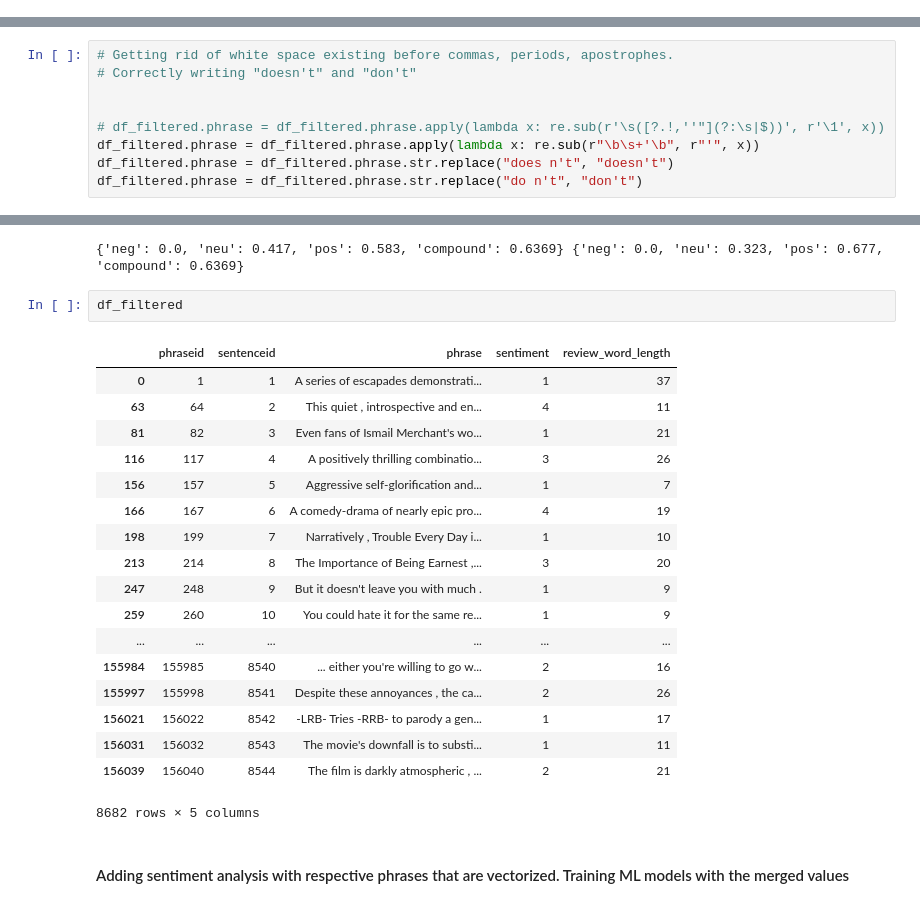
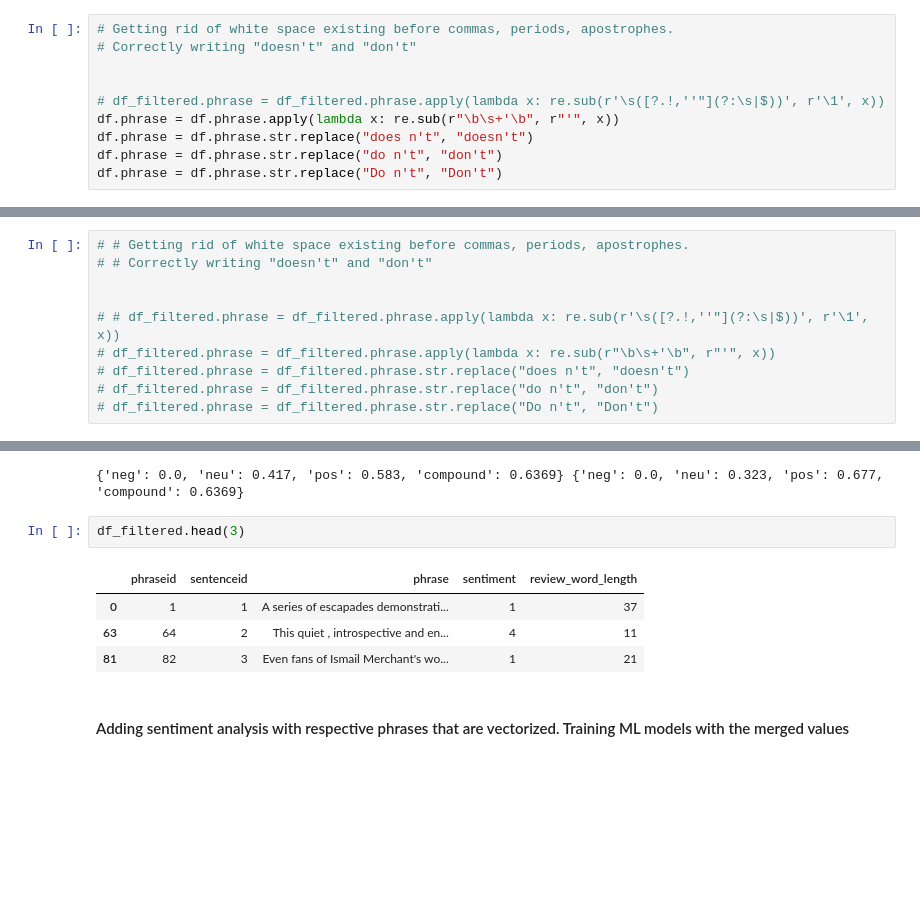
Before and after one commit to haebichan/rottentomatoes_nlp, a Jupyter notebook: work1.ipynb, the cells around one changed output, grey strips where cells are left out. Saved outputs shown, nothing was run; the diff lists cells and outputs as text; blank space fills up the shorter version.

```diff
--- a/work1.ipynb
+++ b/work1.ipynb
@@ -146,6 +146,16 @@ __________________________________________________________________________
  ...]
 # %% [markdown]
 # Deleting the duplicates and storing all unique phrases and their indices into a dictionary
+# %%
+# Getting rid of white space existing before commas, periods, apostrophes.
+# Correctly writing "doesn't" and "don't"
+
+
+# df_filtered.phrase = df_filtered.phrase.apply(lambda x: re.sub(r'\s([?.!,''"](?:\s|$))', r'\1', x))
+df.phrase = df.phrase.apply(lambda x: re.sub(r"\b\s+'\b", r"'", x))
+df.phrase = df.phrase.str.replace("does n't", "doesn't")
+df.phrase = df.phrase.str.replace("do n't", "don't")
+df.phrase = df.phrase.str.replace("Do n't", "Don't")
 # %%
 unique_phrase_dic = {}
 
@@ -187,11 +179,12 @@ df_filtered.phrase[63]
 # %% [output]
 'This quiet , introspective and entertaining independent is worth seeking .'
 # %%
-# Getting rid of white space existing before commas, periods, apostrophes.
-# Correctly writing "doesn't" and "don't"
+# # Getting rid of white space existing before commas, periods, apostrophes.
+# # Correctly writing "doesn't" and "don't"
 
 
-# df_filtered.phrase = df_filtered.phrase.apply(lambda x: re.sub(r'\s([?.!,''"](?:\s|$))', r'\1', x))
-df_filtered.phrase = df_filtered.phrase.apply(lambda x: re.sub(r"\b\s+'\b", r"'", x))
-df_filtered.phrase = df_filtered.phrase.str.replace("does n't", "doesn't")
-df_filtered.phrase = df_filtered.phrase.str.replace("do n't", "don't")
+# # df_filtered.phrase = df_filtered.phrase.apply(lambda x: re.sub(r'\s([?.!,''"](?:\s|$))', r'\1', x))
+# df_filtered.phrase = df_filtered.phrase.apply(lambda x: re.sub(r"\b\s+'\b", r"'", x))
+# df_filtered.phrase = df_filtered.phrase.str.replace("does n't", "doesn't")
+# df_filtered.phrase = df_filtered.phrase.str.replace("do n't", "don't")
+# df_filtered.phrase = df_filtered.phrase.str.replace("Do n't", "Don't")
@@ -281,26 +268,12 @@ print(ex, ex2)
 # %% [output]
 {'neg': 0.0, 'neu': 0.417, 'pos': 0.583, 'compound': 0.6369} {'neg': 0.0, 'neu': 0.323, 'pos': 0.677, 'compound': 0.6369}
 # %%
-df_filtered
+df_filtered.head(3)
 # %% [output]
 |  | phraseid | sentenceid | phrase | sentiment | review_word_length |
 | 0 | 1 | 1 | A series of escapades demonstrati... | 1 | 37 |
 | 63 | 64 | 2 | This quiet , introspective and en... | 4 | 11 |
 | 81 | 82 | 3 | Even fans of Ismail Merchant's wo... | 1 | 21 |
-| 116 | 117 | 4 | A positively thrilling combinatio... | 3 | 26 |
-| 156 | 157 | 5 | Aggressive self-glorification and... | 1 | 7 |
-| 166 | 167 | 6 | A comedy-drama of nearly epic pro... | 4 | 19 |
-| 198 | 199 | 7 | Narratively , Trouble Every Day i... | 1 | 10 |
-| 213 | 214 | 8 | The Importance of Being Earnest ,... | 3 | 20 |
-| 247 | 248 | 9 | But it doesn't leave you with much . | 1 | 9 |
-| 259 | 260 | 10 | You could hate it for the same re... | 1 | 9 |
-| ... | ... | ... | ... | ... | ... |
-| 155984 | 155985 | 8540 | ... either you're willing to go w... | 2 | 16 |
-| 155997 | 155998 | 8541 | Despite these annoyances , the ca... | 2 | 26 |
-| 156021 | 156022 | 8542 | -LRB- Tries -RRB- to parody a gen... | 1 | 17 |
-| 156031 | 156032 | 8543 | The movie's downfall is to substi... | 1 | 11 |
-| 156039 | 156040 | 8544 | The film is darkly atmospheric , ... | 2 | 21 |
-8682 rows × 5 columns
 # %% [markdown]
 #### Adding sentiment analysis with respective phrases that are vectorized. Training ML models with the merged values
 # %%
```
Also changed, not shown: parts of 29 cells of this notebook, 3 other files.
